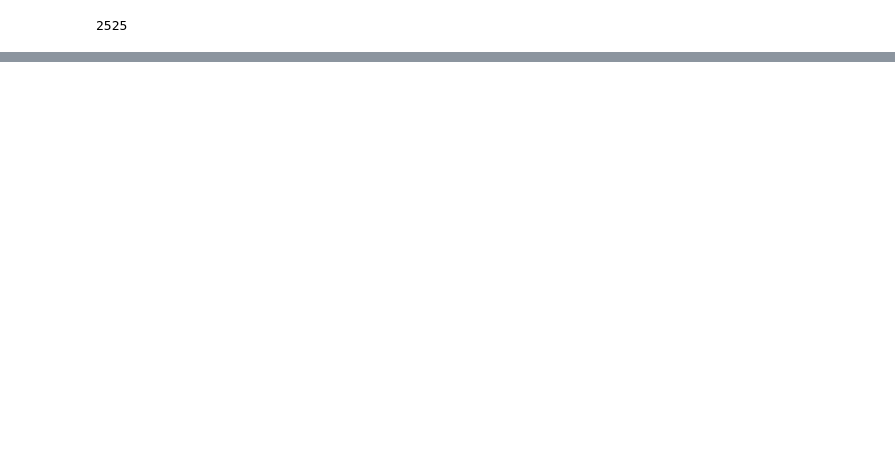
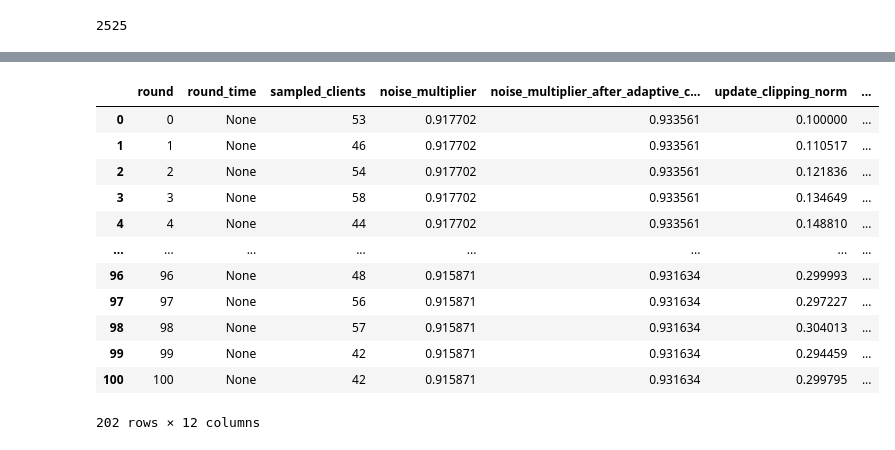
Before and after one commit to luckyos-code/flidp, a Jupyter notebook: src/notebooks/result_evaluation.ipynb, the cells around one changed output, grey strips where cells are left out. Saved outputs shown, nothing was run; the diff lists cells and outputs as text; code cells hidden in the pictures; blank space fills up the shorter version.

```diff
--- a/src/notebooks/result_evaluation.ipynb
+++ b/src/notebooks/result_evaluation.ipynb
@@ -48,0 +75,16 @@ plot_by_privacy(df, "cifar10", True)
+# %%
+df[(df["dataset"] == "emnist") & (df["privacy_level"] == "individual-relaxed")]
+# %% [output]
+|  | round | round_time | sampled_clients | noise_multiplier | noise_multiplier_after_adaptive_c... | update_clipping_norm | ... |
+| 0 | 0 | None | 53 | 0.917702 | 0.933561 | 0.100000 | ... |
+| 1 | 1 | None | 46 | 0.917702 | 0.933561 | 0.110517 | ... |
+| 2 | 2 | None | 54 | 0.917702 | 0.933561 | 0.121836 | ... |
+| 3 | 3 | None | 58 | 0.917702 | 0.933561 | 0.134649 | ... |
+| 4 | 4 | None | 44 | 0.917702 | 0.933561 | 0.148810 | ... |
+| ... | ... | ... | ... | ... | ... | ... | ... |
+| 96 | 96 | None | 48 | 0.915871 | 0.931634 | 0.299993 | ... |
+| 97 | 97 | None | 56 | 0.915871 | 0.931634 | 0.297227 | ... |
+| 98 | 98 | None | 57 | 0.915871 | 0.931634 | 0.304013 | ... |
+| 99 | 99 | None | 42 | 0.915871 | 0.931634 | 0.294459 | ... |
+| 100 | 100 | None | 42 | 0.915871 | 0.931634 | 0.299795 | ... |
+202 rows × 12 columns
```
Also changed, not shown: parts of 9 cells of this notebook, 8 other files.
